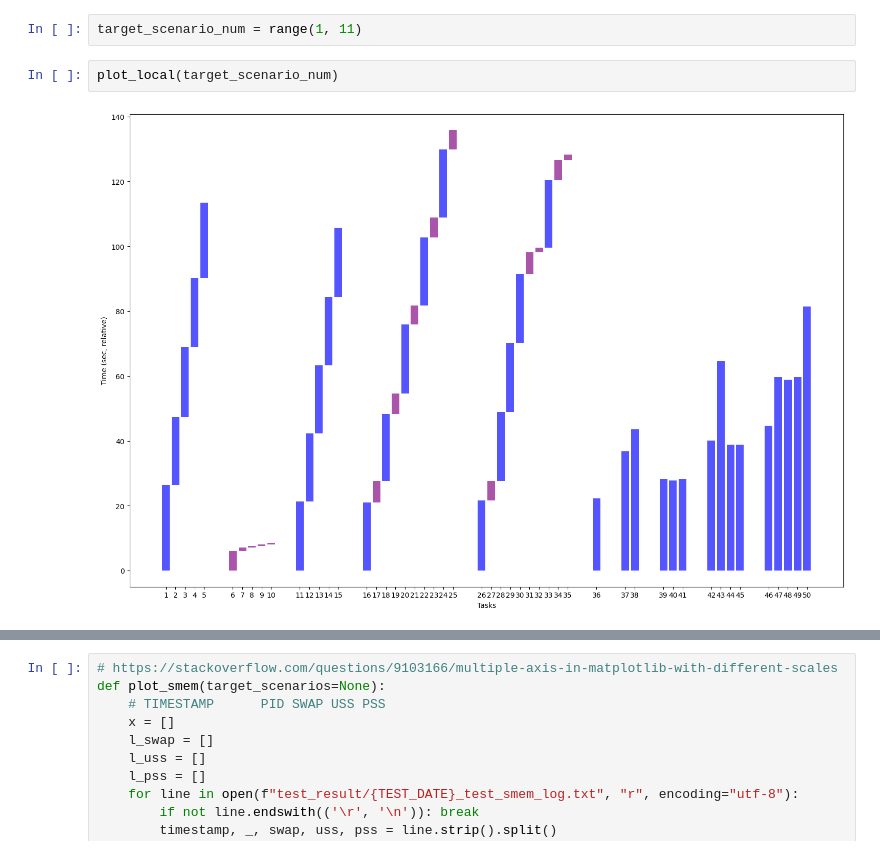
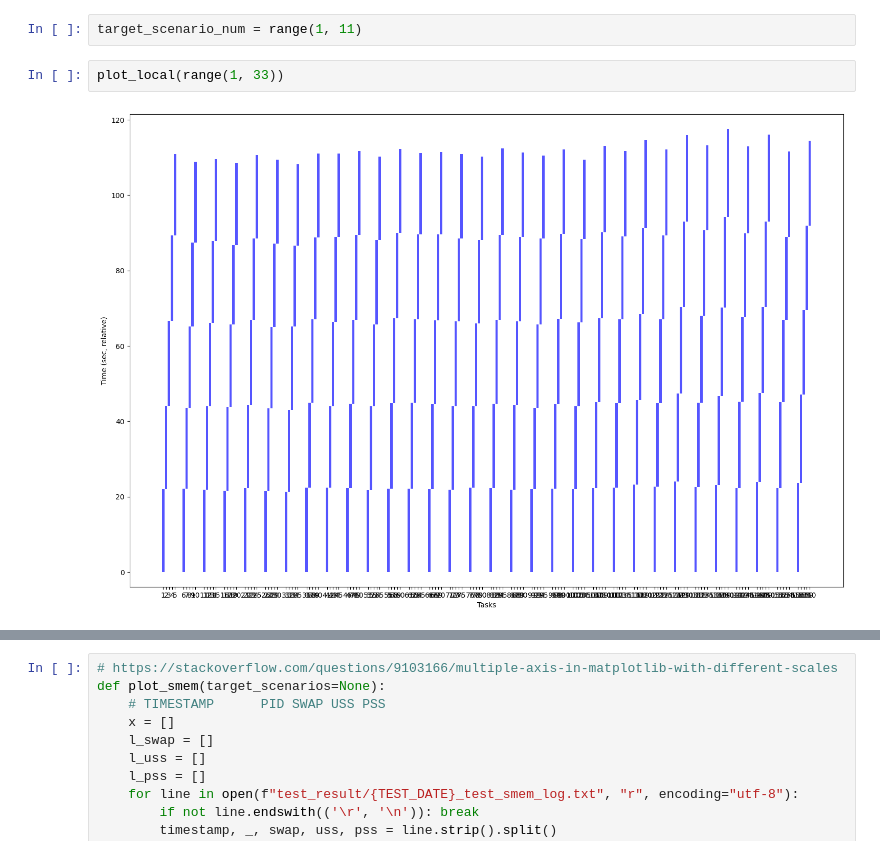
Before and after one commit to graduate-project-kkc/image2vec-server, a Jupyter notebook: analyze_test.ipynb, the cells around one changed output, grey strips where cells are left out. Saved outputs shown, nothing was run; the diff lists cells and outputs as text.

```diff
--- a/analyze_test.ipynb
+++ b/analyze_test.ipynb
@@ -149,6 +150,6 @@ def plot_statistic(scenario_list):
 # %%
 target_scenario_num = range(1, 11)
 # %%
-plot_local(target_scenario_num)
+plot_local(range(1, 33))
 # %% [output]
-[figure, old version]
+[figure, new version]
```
Also changed, not shown: parts of 6 cells of this notebook, 2 other files.
